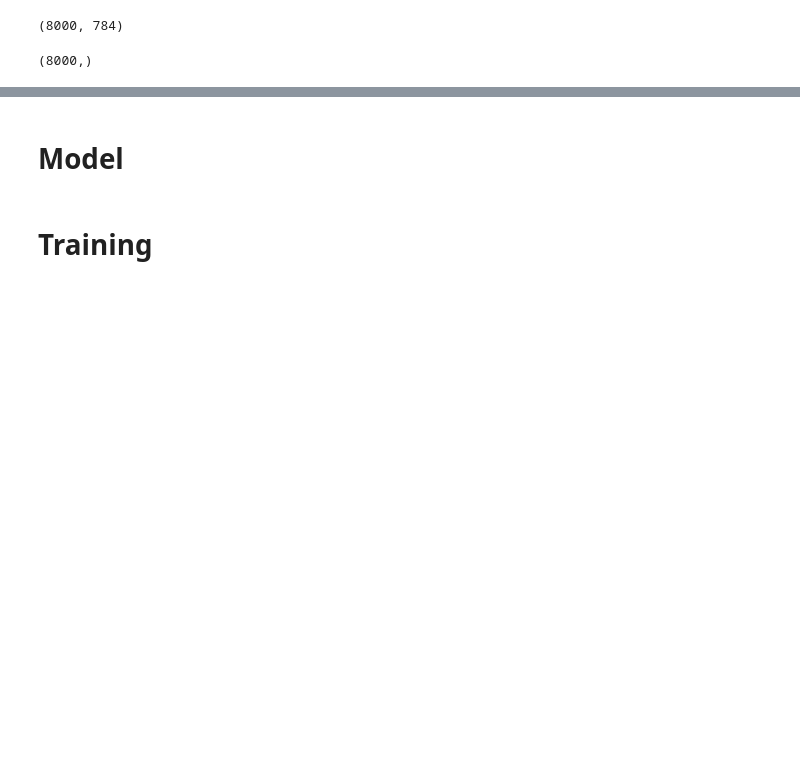
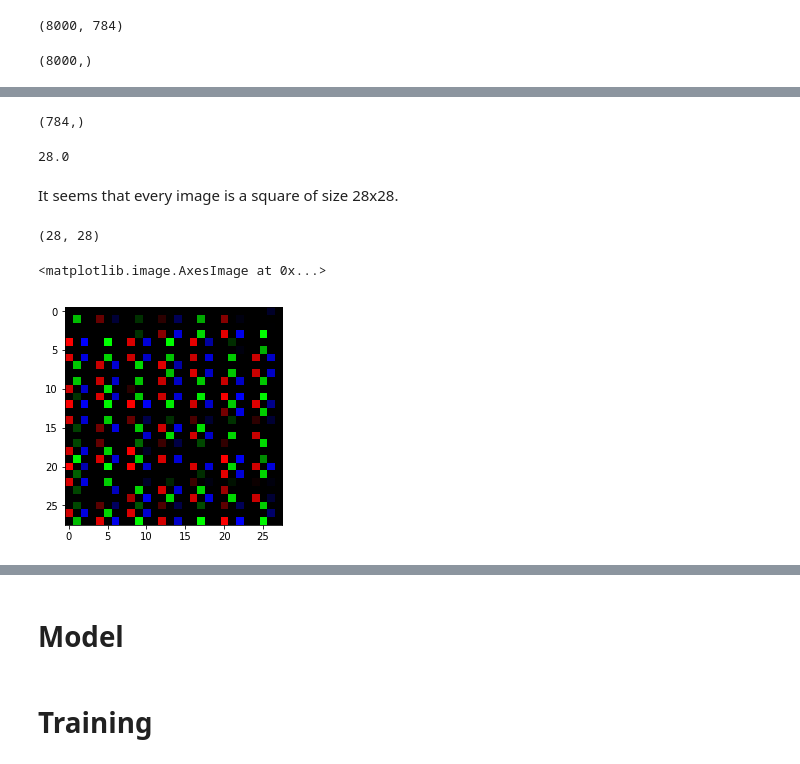
Before and after one commit to kHarshit/midas-internship-task, a Jupyter notebook: CV_problem/cv_problem.ipynb, the cells around one changed output, grey strips where cells are left out. Drawn from its saved outputs; the diff is of its cells as text; code cells hidden in the pictures; blank space fills up the shorter version.

```diff
--- a/CV_problem/cv_problem.ipynb
+++ b/CV_problem/cv_problem.ipynb
@@ -37,0 +71,19 @@ labels.shape
+# %%
+images[0].shape
+# %% [output]
+(784,)
+# %%
+np.sqrt(784)
+# %% [output]
+28.0
+# %% [markdown]
+It seems that every image is a square of size 28x28.
+# %%
+img = images[0].reshape(28, 28)
+print(img.shape)
+img = PIL.Image.fromarray(img, mode='RGB')
+plt.imshow(img)
+# %% [output]
+(28, 28)
+<matplotlib.image.AxesImage at 0x...>
+[figure, added]
```
Also changed, not shown: parts of 28 cells of this notebook.
